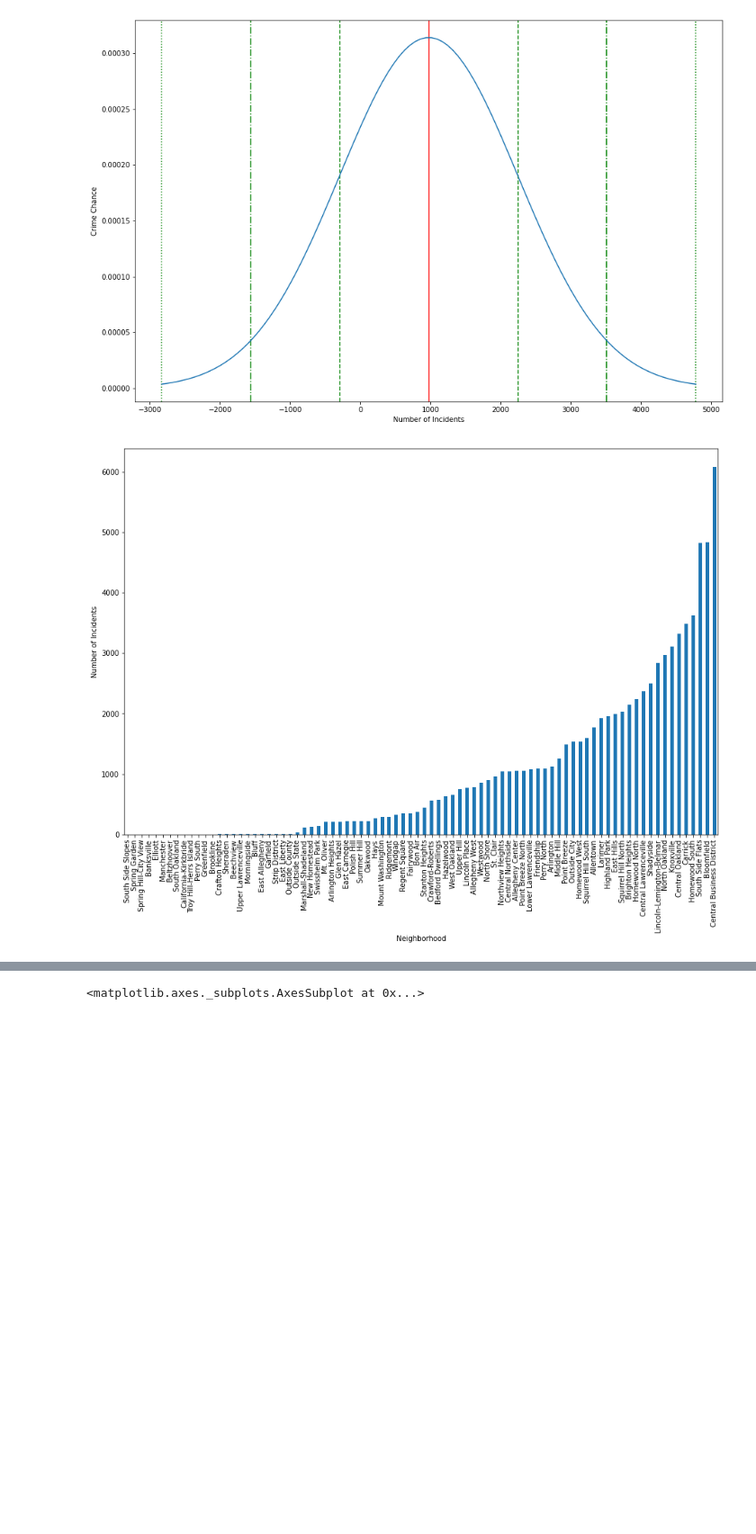
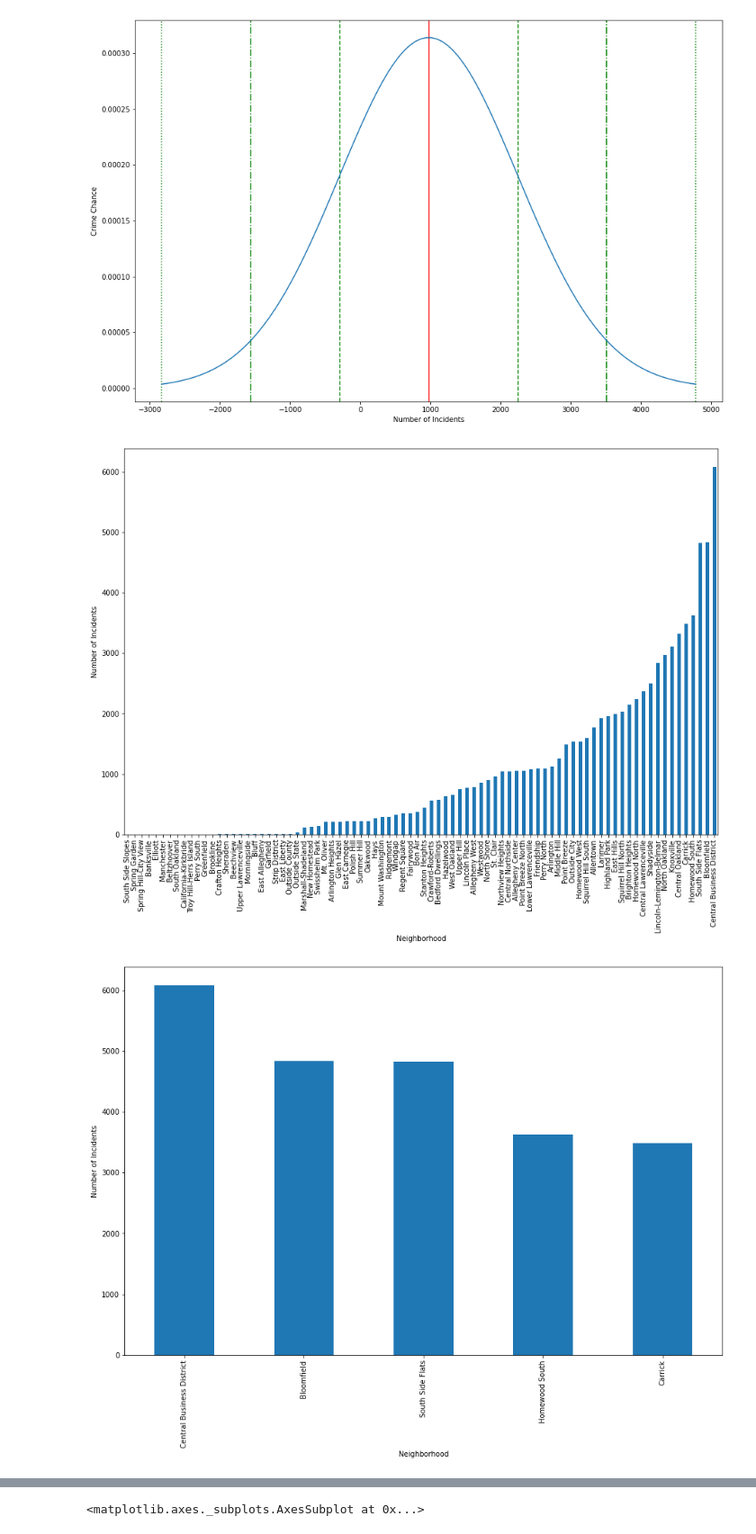
Before and after one commit to lslutsky/Big-Ideas-Final-Project, a Jupyter notebook: Final/Final.ipynb, the cells around one changed output, grey strips where cells are left out. Shown at 90% size. Cells and saved outputs as stored; diff of their text form; code cells hidden in the pictures; blank space fills up the shorter version.

```diff
--- a/Final/Final.ipynb
+++ b/Final/Final.ipynb
@@ -67,5 +175,5 @@ reports_map.plot( column = 'OFFENSES',
 # %%
-reports = pd.read_csv("police.csv")
+reports = pd.read_csv("police.csv", low_memory=False)
 
 
 
@@ -102,7 +210,15 @@ plt.show()
 # %%
 num_reports["PK"].plot.bar(figsize=(15,10))
 plt.xlabel('Neighborhood')
 plt.ylabel('Number of Incidents')
 plt.show()
+
+nim_reports = num_reports.sort_values('PK', ascending=False).head()
+
+nim_reports["PK"].head().plot.bar(figsize=(15,10))
+plt.xlabel('Neighborhood')
+plt.ylabel('Number of Incidents')
+plt.show()
 # %% [output]
 [figure]
+[figure, added]
```
Also changed, not shown: parts of 22 cells of this notebook.
